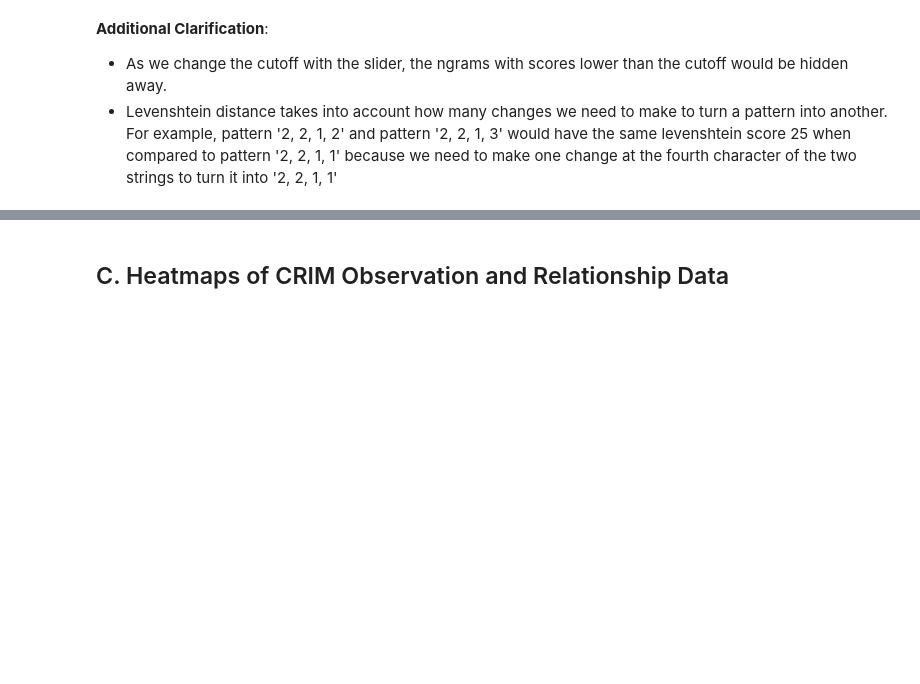
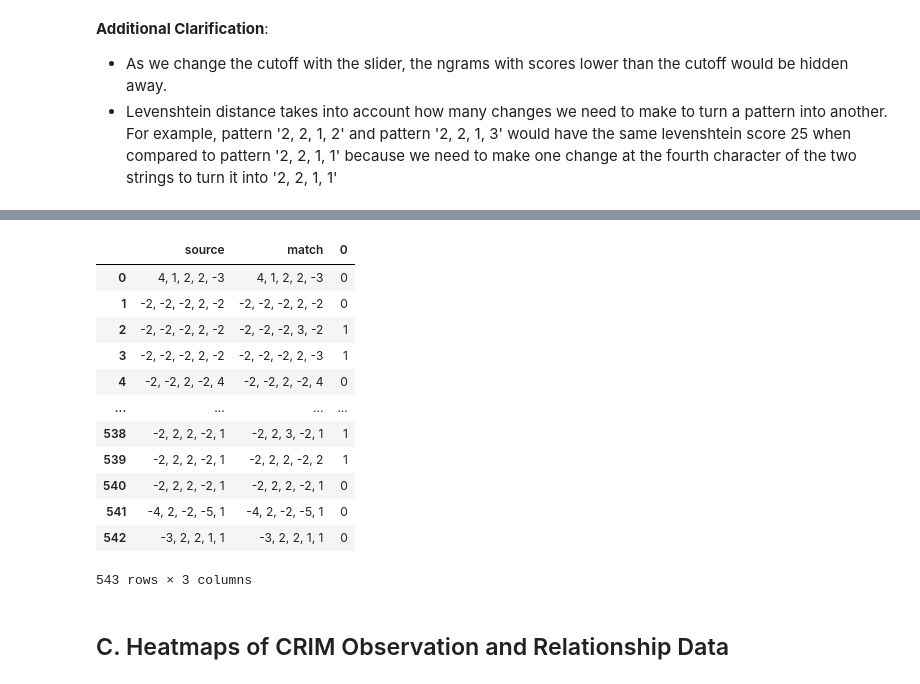
Before and after one commit to RichardFreedman/CRIM_JHUB, a Jupyter notebook: CRIM_9_HeatMaps_Networks.ipynb, the cells around one changed output, grey strips where cells are left out. Cells and saved outputs as stored; diff of their text form; code cells hidden in the pictures; blank space fills up the shorter version.

```diff
--- a/CRIM_9_HeatMaps_Networks.ipynb
+++ b/CRIM_9_HeatMaps_Networks.ipynb
@@ -193,5 +195,30 @@ viz_demo.plot_close_match_heatmap(mel_ngrams,'-3, 3, 2, -2', mel_ngrams_duration
 # %% [output]
 [interactive output not drawn]
+# %%
+distances = model.getDistance(mel_ngrams)
+
+dist_stack = distances.stack().to_frame()
+
+
+    # filter distances to threshold.  <2 is good
+filtered_dist_stack = dist_stack[dist_stack[0] < 2]
+filtered_dist = filtered_dist_stack.reset_index()
+filtered_dist.rename(columns =  {'level_0':"source", 'level_1':'match'}, inplace = True)
+filtered_dist
+# %% [output]
+|  | source | match | 0 |
+| 0 | 4, 1, 2, 2, -3 | 4, 1, 2, 2, -3 | 0 |
+| 1 | -2, -2, -2, 2, -2 | -2, -2, -2, 2, -2 | 0 |
+| 2 | -2, -2, -2, 2, -2 | -2, -2, -2, 3, -2 | 1 |
+| 3 | -2, -2, -2, 2, -2 | -2, -2, -2, 2, -3 | 1 |
+| 4 | -2, -2, 2, -2, 4 | -2, -2, 2, -2, 4 | 0 |
+| ... | ... | ... | ... |
+| 538 | -2, 2, 2, -2, 1 | -2, 2, 3, -2, 1 | 1 |
+| 539 | -2, 2, 2, -2, 1 | -2, 2, 2, -2, 2 | 1 |
+| 540 | -2, 2, 2, -2, 1 | -2, 2, 2, -2, 1 | 0 |
+| 541 | -4, 2, -2, -5, 1 | -4, 2, -2, -5, 1 | 0 |
+| 542 | -3, 2, 2, 1, 1 | -3, 2, 2, 1, 1 | 0 |
+543 rows × 3 columns
 # %% [markdown]
 ## C. Heatmaps of CRIM Observation and Relationship Data
 # %% [markdown]
```
Also changed, not shown: parts of 8 cells of this notebook, 9 other files.
